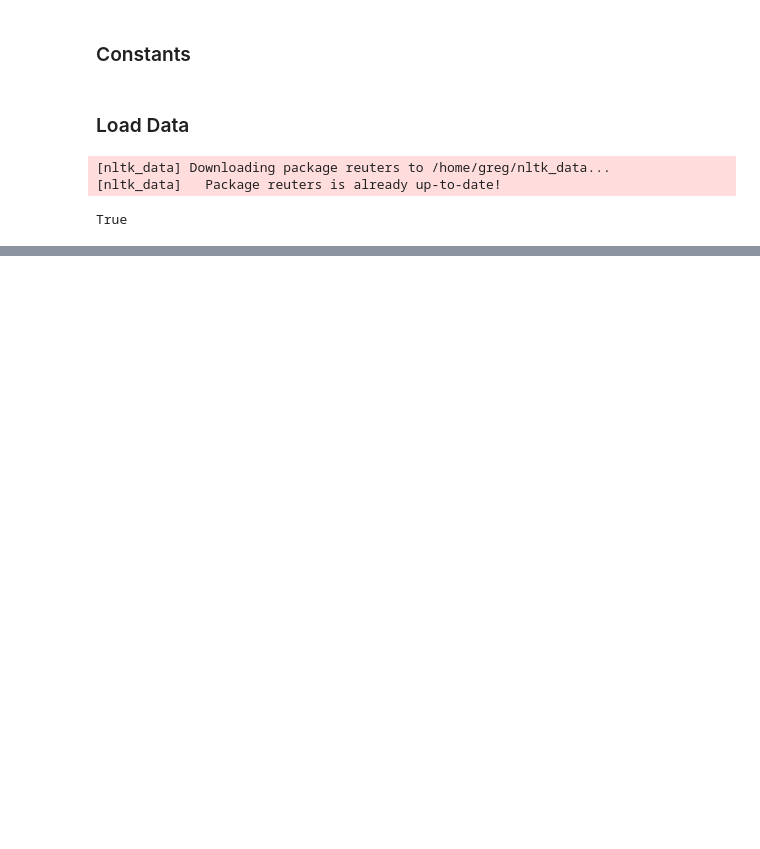
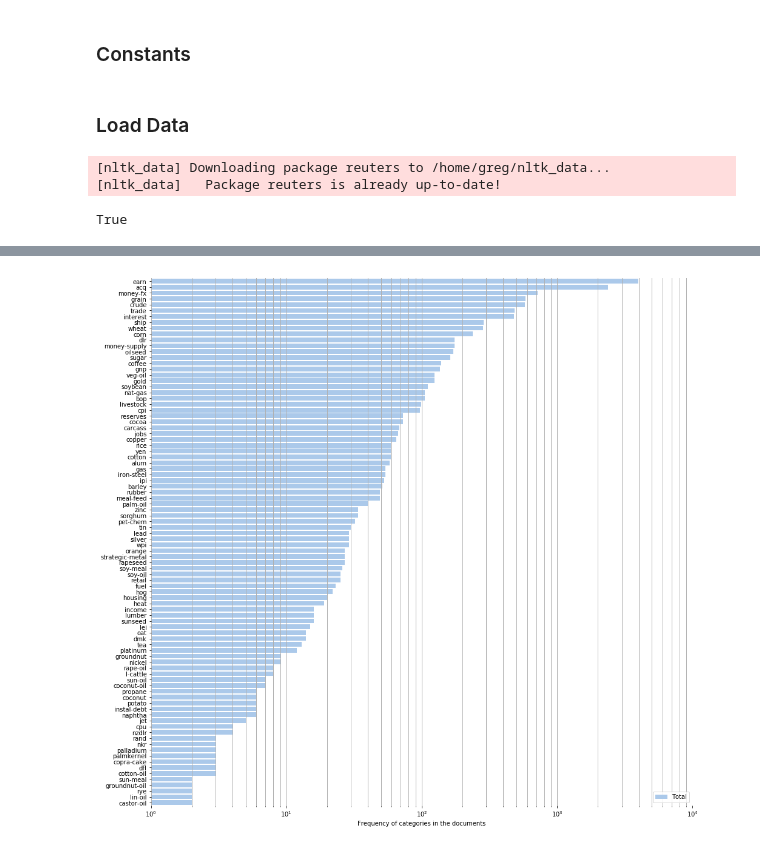
Before and after one commit to jgdelrio/tutorials, a Jupyter notebook: TextMining/10_Job_Classification.ipynb, the cells around one changed output, grey strips where cells are left out. Cells and saved outputs as stored; diff of their text form; code cells hidden in the pictures; blank space fills up the shorter version.

```diff
--- a/TextMining/10_Job_Classification.ipynb
+++ b/TextMining/10_Job_Classification.ipynb
@@ -109,0 +167,18 @@ Coordinates on the other side is almost completely null values.
+# %%
+# Initialize the matplotlib figure
+f, ax = plt.subplots(figsize=(16, 16))
+# Log scale
+ax.set_xscale('log')
+
+# Plot the total crashes
+sns.set_color_codes("pastel")
+g = sns.barplot(x="frequency", y="categories", data=df_categories,
+            label="Total", color="b")
+
+# Add a legend and informative axis label
+ax.legend(ncol=2, loc="lower right", frameon=True)
+ax.set(xlim=(1, 10000), ylabel="", xlabel="Frequency of categories in the documents")
+ax.grid(linestyle='-', linewidth=1, which='both', axis='x')
+sns.despine(left=True, bottom=True)
+# %% [output]
+[figure, added]
```
Also changed, not shown: parts of 13 cells of this notebook, 3 other files.
